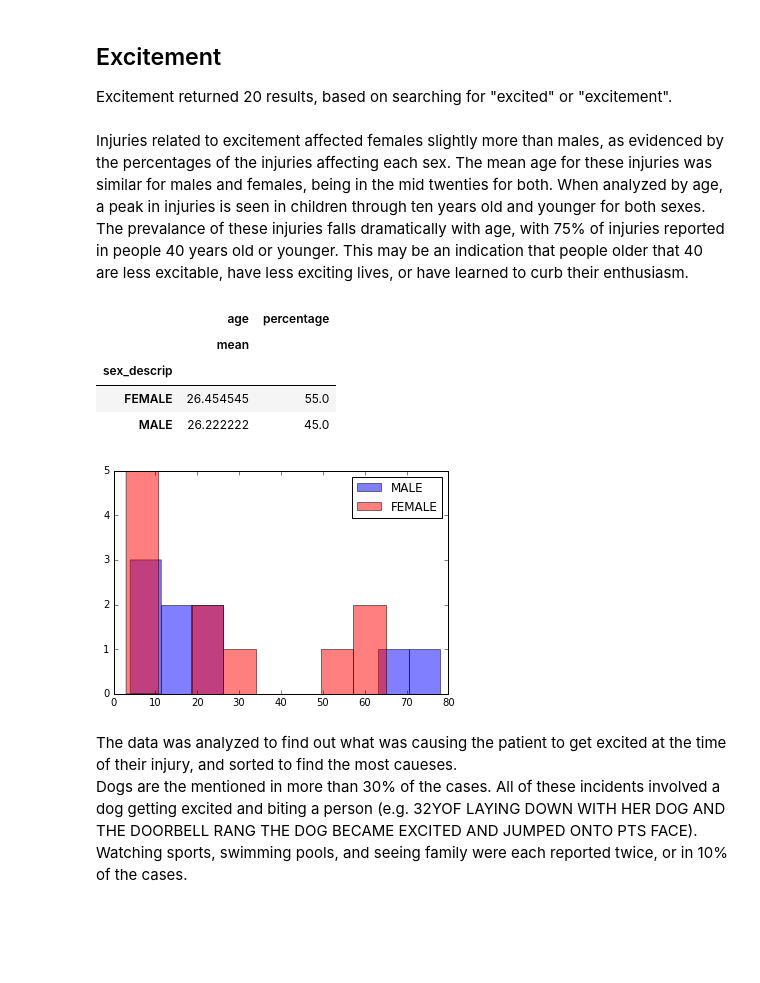
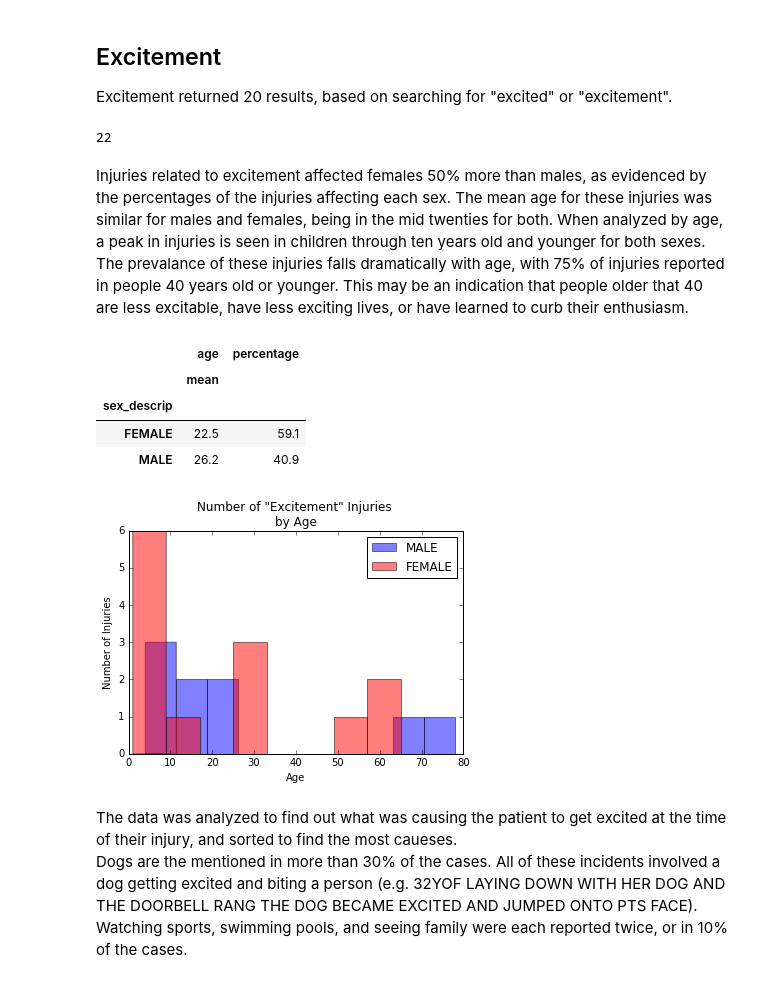
Before and after one commit to pzhou11/MIDS, a Jupyter notebook: Python_Project2/Project2_Omar.ipynb, the cells around one changed output. Drawn from its saved outputs; the diff is of its cells as text; code cells hidden in the pictures; blank space fills up the shorter version.

```diff
--- a/Python_Project2/Project2_Omar.ipynb
+++ b/Python_Project2/Project2_Omar.ipynb
@@ -120,9 +120,22 @@ df1 = df1.apply(lambda x: pd.to_numeric(x,errors="ignore"))
 #convert 'trmt_date' column to datetime type
 df1['trmt_date'] = df1['trmt_date'].apply(lambda x: pd.to_datetime(x,format='%m/%d/%Y'))
 
+#adjust ages >120yo
+def age_filter(age):
+    if age > 120:
+        return 1
+    elif age > 100:
+        return 100
+    else:
+        return age
+
 #remove quotation marks from product1_desrip field
 df1['product1_descrip'] = df1['product1_descrip'].apply(lambda x: re.sub('"','',str(x)))
 
+
+df1['age'] = df1['age'].astype(int).map(age_filter)
+
+#extra functions
 def textfind(dataframe, field, string):
     """ Takes dataframe, field (column in the dataframe), and a string to search
     Allow for use of regular expressions.
@@ -143,6 +156,5 @@ def notereader(dataframe):
     return output_dict
 
 pd.options.display.max_colwidth = 1000
-pd.set_option('float_format', '{:.1f}'.format)
 # %%
 df1.dtypes
@@ -277,22 +313,36 @@ dfexcite = textfind(df1, 'Notes', '\sEXCITED\s|\sEXCITEMENT\s')[df1['age'] < 121
+# %%
+#                                  NEW Jupyter Notebook Cell
+#creating dfexcite dataframe, for Excitement injuries
+dfexcite = textfind(df1, 'Notes', '\sEXCITED\s|\sEXCITEMENT\s')
+len(dfexcite)
+# %% [output]
+22
 # %% [markdown]
-Injuries related to excitement affected females slightly more than males, as evidenced by the percentages of the injuries affecting each sex. The mean age for these injuries was similar for males and females, being in the mid twenties for both. When analyzed by age, a peak in injuries is seen in children through ten years old and younger for both sexes. The prevalance of these injuries falls dramatically with age, with 75% of injuries reported in people 40 years old or younger. This may be an indication that people older that 40 are less excitable,  have less exciting lives, or have learned to curb their enthusiasm.
+Injuries related to excitement affected females 50% more than males, as evidenced by the percentages of the injuries affecting each sex. The mean age for these injuries was similar for males and females, being in the mid twenties for both. When analyzed by age, a peak in injuries is seen in children through ten years old and younger for both sexes. The prevalance of these injuries falls dramatically with age, with 75% of injuries reported in people 40 years old or younger. This may be an indication that people older that 40 are less excitable,  have less exciting lives, or have learned to curb their enthusiasm.
 # %%
+#                                  NEW Jupyter Notebook Cell
+#plotting histogram of Excitement Injuries vs Age by sex
 excite_M_plot = dfexcite[dfexcite.sex_descrip == 'MALE'].age
 excite_F_plot =dfexcite[dfexcite.sex_descrip == 'FEMALE'].age
 excite_m = plt.hist(excite_M_plot,alpha=0.5, bins = 10, color = 'blue',label='MALE')
 excite_f = plt.hist(excite_F_plot,alpha=0.5, bins = 8,color = 'red',label='FEMALE')
 plt.legend()
+plt.title('Number of "Excitement" Injuries \nby Age')
+plt.xlabel('Age')
+plt.ylabel('Number of Injuries')
 plt.show
 
+#creating and displaying df of Excitement Injuries average age and percentage of
+#total injuries
 excite_sort = {'CPSC Case #':['count'], 'age':['mean']}
 excite_table = pd.DataFrame(dfexcite.groupby('sex_descrip').agg(excite_sort))
 excite_table['percentage'] = excite_table['CPSC Case #'].apply(lambda x: 100*x/float(x.sum()))
 #pd.set_option('float_format', '{:.1f}'.format)
 excite_table[['age','percentage']]
 # %% [output]
 |  | age | percentage |
 |  | mean |  |
 | sex_descrip |  |  |
-| FEMALE | 26.454545 | 55.0 |
-| MALE | 26.222222 | 45.0 |
+| FEMALE | 22.5 | 59.1 |
+| MALE | 26.2 | 40.9 |
-[figure, old version]
+[figure, new version]
```
Also changed, not shown: parts of 41 cells of this notebook, 1 other file.
